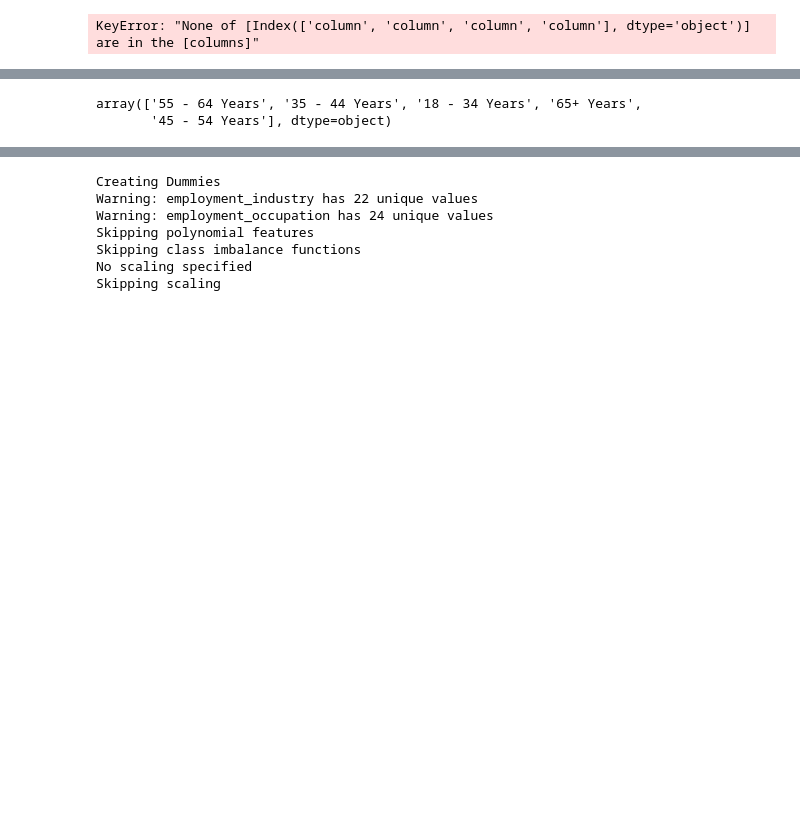
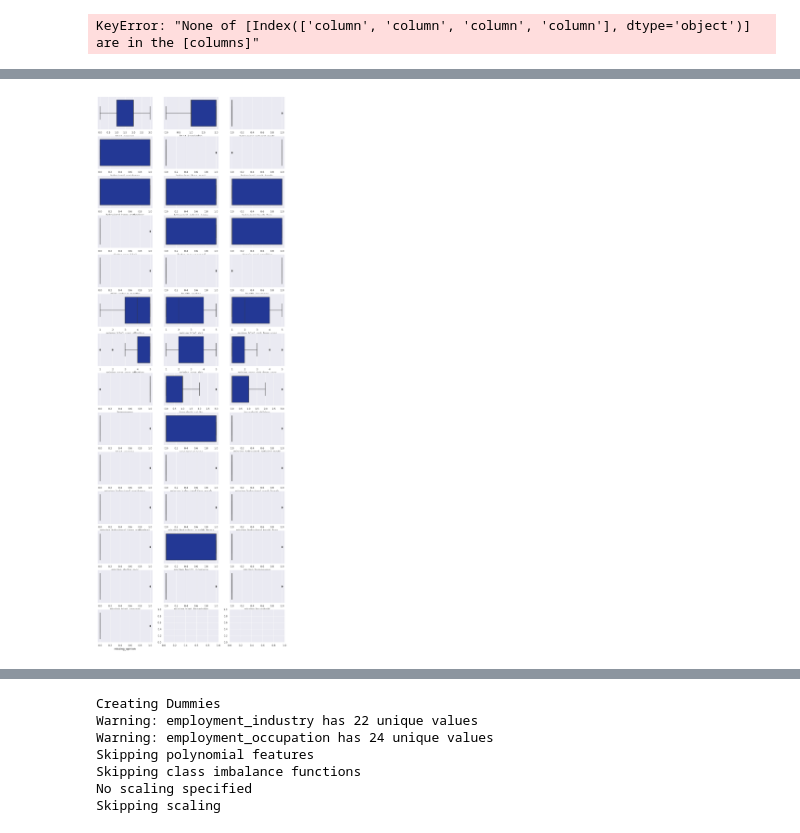
Before and after one commit to coreyryanhanson/predicting_seasonal_vaccinations, a Jupyter notebook: scratch_corey.ipynb, the cells around one changed output, grey strips where cells are left out. Drawn from its saved outputs; the diff is of its cells as text; code cells hidden in the pictures; blank space fills up the shorter version.

```diff
--- a/scratch_corey.ipynb
+++ b/scratch_corey.ipynb
@@ -56,3 +180,5 @@ trimmed_heatmap(df, df[missing_dummies].columns, font_scale=.4, figsize=(20,15))
 sns.pairplot(df[['column','column','column','column']],hue = 'column')
 # %% [output]
 KeyError: "None of [Index(['column', 'column', 'column', 'column'], dtype='object')] are in the [columns]"
+# %%
+pal = sns.color_palette(("#102ca8", "#ee823e"))
@@ -74,8 +212,6 @@ Name: age_group, Length: 26707, dtype: object
-# %%
-
-
-df["age_group"].unique()
-age_dict {}
-# %% [output]
-array(['55 - 64 Years', '35 - 44 Years', '18 - 34 Years', '65+ Years',
-       '45 - 54 Years'], dtype=object)
+# %%
+kwargs = {"palette": pal}
+graph = Multiplot(df[df.columns.drop(nom.drop(ordinal_columns))], 3, (15,45))
+graph.sb_multiplot(sns.boxplot, kwargs)
+# %% [output]
+[figure, added]
```
Also changed, not shown: parts of 28 cells of this notebook, 2 other files.
